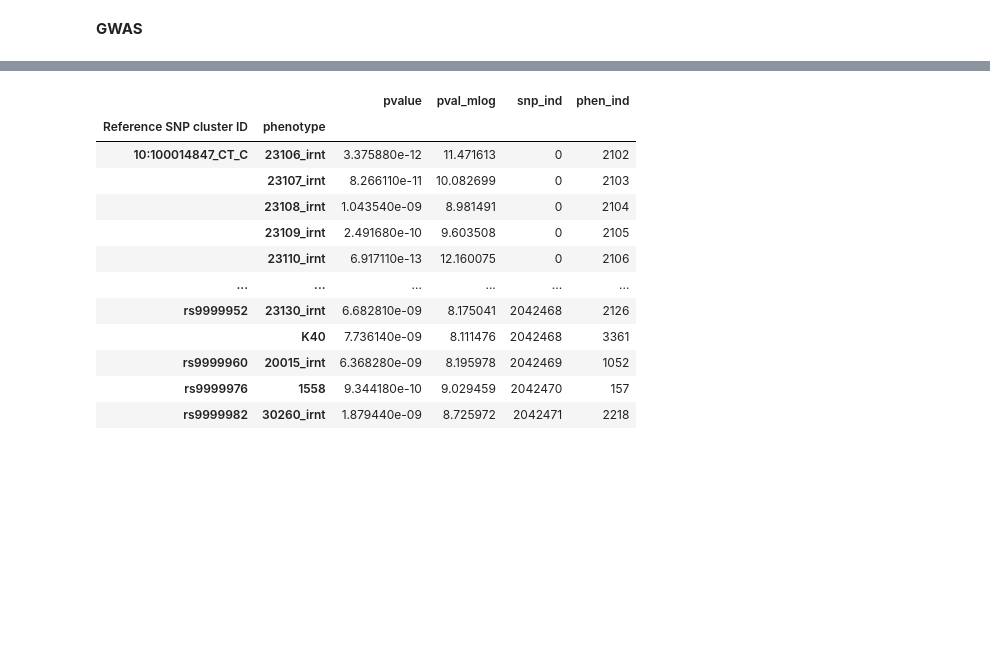
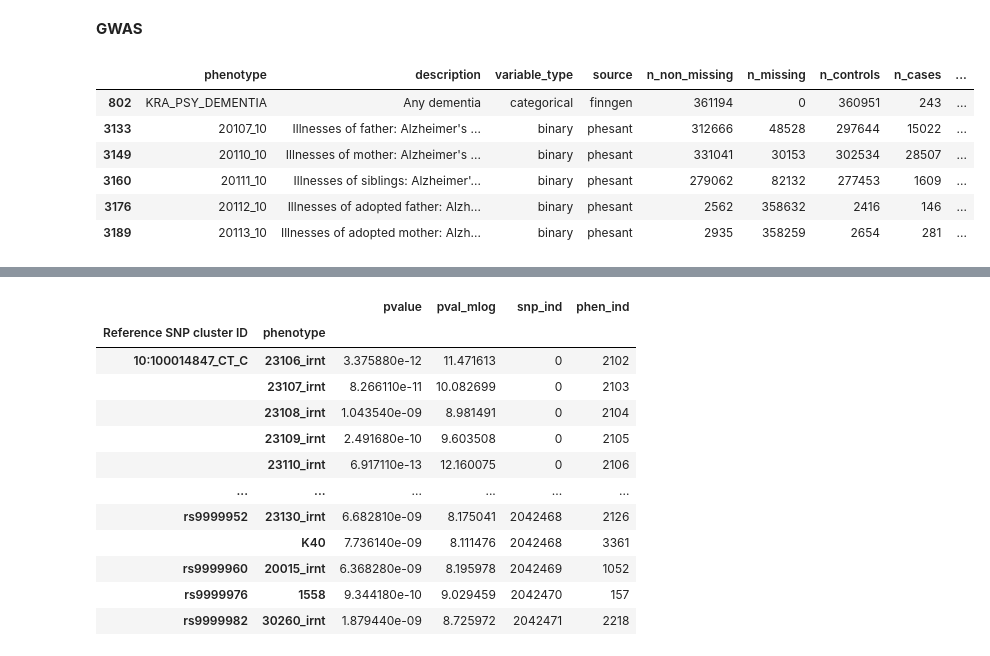
Before and after one commit to meuleman/gilbertAPI, a Jupyter notebook: externalresources/code/pipeline/dataset_creation.ipynb, the cells around one changed output, grey strips where cells are left out. Cells and saved outputs as stored; diff of their text form; code cells hidden in the pictures; blank space fills up the shorter version.

```diff
--- a/externalresources/code/pipeline/dataset_creation.ipynb
+++ b/externalresources/code/pipeline/dataset_creation.ipynb
@@ -444,0 +619,10 @@ sig_data_binary_array = np.where(sig_data_array>0, 1, 0)
+# %%
+trait_codes_df[trait_codes_df['description'].str.contains('dementia')]#.iloc[0]['description']
+# %% [output]
+|  | phenotype | description | variable_type | source | n_non_missing | n_missing | n_controls | n_cases | ... |
+| 802 | KRA_PSY_DEMENTIA | Any dementia | categorical | finngen | 361194 | 0 | 360951 | 243 | ... |
+| 3133 | 20107_10 | Illnesses of father: Alzheimer's ... | binary | phesant | 312666 | 48528 | 297644 | 15022 | ... |
+| 3149 | 20110_10 | Illnesses of mother: Alzheimer's ... | binary | phesant | 331041 | 30153 | 302534 | 28507 | ... |
+| 3160 | 20111_10 | Illnesses of siblings: Alzheimer'... | binary | phesant | 279062 | 82132 | 277453 | 1609 | ... |
+| 3176 | 20112_10 | Illnesses of adopted father: Alzh... | binary | phesant | 2562 | 358632 | 2416 | 146 | ... |
+| 3189 | 20113_10 | Illnesses of adopted mother: Alzh... | binary | phesant | 2935 | 358259 | 2654 | 281 | ... |
```
Also changed, not shown: parts of 21 cells of this notebook, 8 other files.
